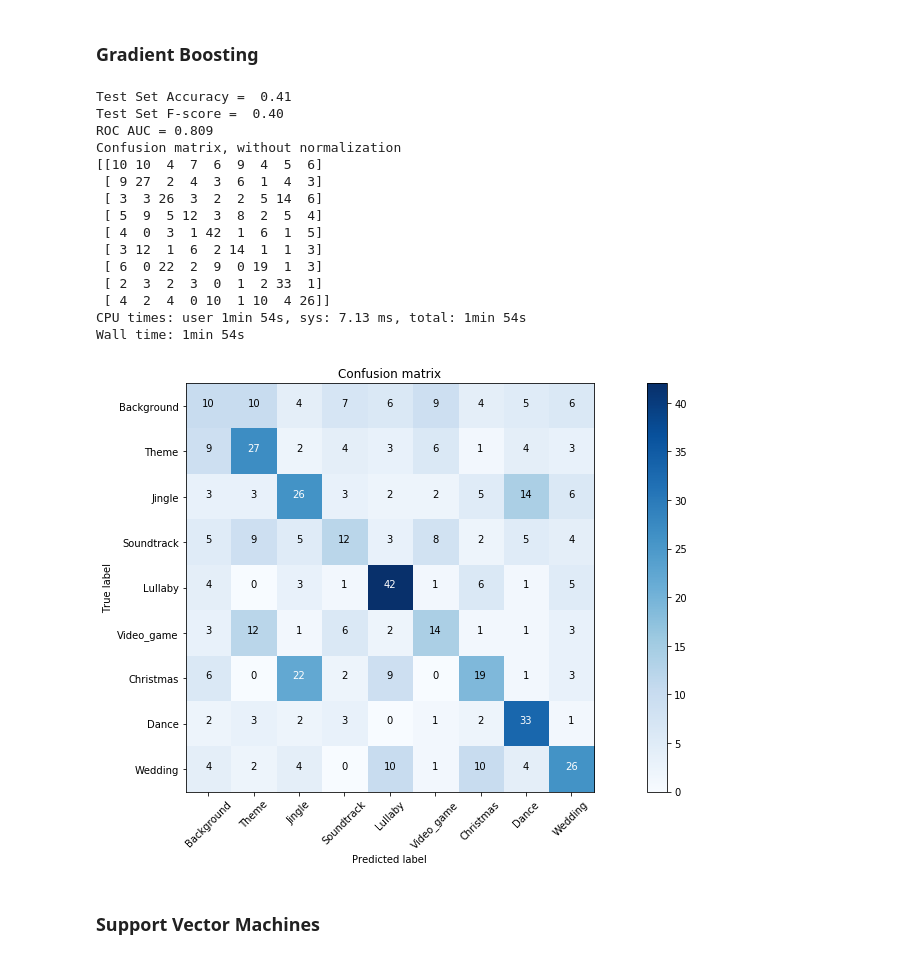
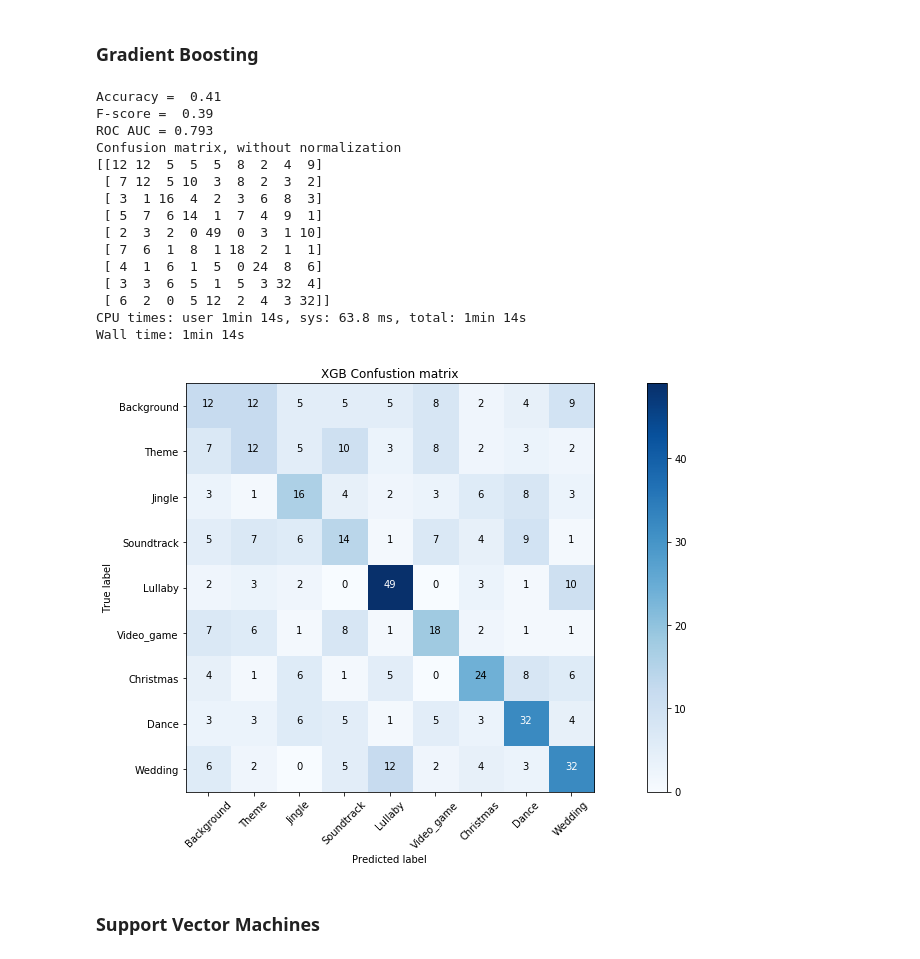
Before and after one commit to jonasgerne/audioset-role, a Jupyter notebook: 5_model_building.ipynb, the cells around one changed output. Saved outputs shown, nothing was run; the diff lists cells and outputs as text; code cells hidden in the pictures.

```diff
--- a/5_model_building.ipynb
+++ b/5_model_building.ipynb
@@ -24,5 +39,5 @@ from itertools import cycle
 # %%
-df = pd.read_csv('extracted_features/df_features.csv')
+df = pd.read_csv('extracted_features/df_features_pca.csv')
 print(df.shape)
 df.head()
 # %% [output]
@@ -74,4 +84,5 @@ x_train, x_test, y_train, y_test = train_test_split(df[df.columns[1:-1]],
 # %%
+experiment_path = 'pca/'
 def plot_confusion_matrix(cm, classes,
                           normalize=False,
                           title='Confusion matrix',
@@ -106,22 +117,24 @@ def plot_confusion_matrix(cm, classes,
     plt.ylabel('True label')
     plt.xlabel('Predicted label')
 
+    plt.savefig('plots/' + experiment_path + title.replace(" ", "_") +'.png', bbox_inches='tight')
+
 def one_hot_encoder(true_labels, num_records, num_classes):
     temp = np.array(true_labels[:num_records])
     true_labels = np.zeros((num_records, num_classes))
     true_labels[np.arange(num_records), temp] = 1
     return true_labels
 
-def display_results(y_test, pred_probs, cm = True):
+def display_results(y_test, pred_probs, cm = True, cm_title='Confustion matrix'):
     pred = np.argmax(pred_probs, axis=-1)
     one_hot_true = one_hot_encoder(y_test, len(pred), len(label_dict))
-    print('Test Set Accuracy =  {0:.2f}'.format(accuracy_score(y_test, pred)))
-    print('Test Set F-score =  {0:.2f}'.format(f1_score(y_test, pred, average='macro')))
+    print('Accuracy =  {0:.2f}'.format(accuracy_score(y_test, pred)))
+    print('F-score =  {0:.2f}'.format(f1_score(y_test, pred, average='macro')))
     print('ROC AUC = {0:.3f}'.format(roc_auc_score(y_true=one_hot_true, y_score=pred_probs, average='macro')))
     if cm:
         roles = ['Background', 'Theme', 'Jingle', 'Soundtrack', 'Lullaby', 'Video_game', 'Christmas',
         'Dance', 'Wedding']#, 'Birthday'] # for beatiful plotting
-        plot_confusion_matrix(confusion_matrix(y_test[:len(pred)], pred), classes=roles)
+        plot_confusion_matrix(confusion_matrix(y_test[:len(pred)], pred), classes=roles, title=cm_title)
 # %% [markdown]
 ### Logistic Regression
 LR is usually done for binary classification tasks. For this multi-class classification task, the LR is implemented as a one-vs-rest method. That is, 7 separate classifiers are trained. During test time, the class with the highest prob. from among the 7 classifiers is the predicted class.
@@ -165,13 +181,17 @@ Wall time: 634 ms
 rf_classifier = RandomForestClassifier(n_estimators=500, min_samples_split=5)
 rf_classifier.fit(x_train, y_train)
 
-# Predict
-pred_probs = rf_classifier.predict_proba(x_test)
-
-# Results
-display_results(y_test, pred_probs)
+# Predict (validation set)
+pred_probs = rf_classifier.predict_proba(x_val)
+display_results(y_val, pred_probs, cm_title='RF Confustion matrix')
 
 # Save
-with open('pred_probas/rf_classifier.pkl', 'wb') as f:
+with open('pred_probas/rf_classifier_val.pkl', 'wb') as f:
     pickle.dump(pred_probs, f)
+
+# Prediction for test set
+pred_probs_RF = rf_classifier.predict_proba(x_test)
+# Save
+with open('pred_probas/rf_classifier_test.pkl', 'wb') as f:
+    pickle.dump(pred_probs_RF, f)
 # %% [output]
@@ -196,36 +216,40 @@ Wall time: 11.3 s
 # %%
 %%time
 # Train
 xgb_classifier = xgb.XGBClassifier(max_depth=5, learning_rate=0.1, objective='multi:softprob',
                                    n_estimators=500, sub_sample = 0.8, num_class = len(label_dict))
 xgb_classifier.fit(x_train, y_train)
 
-# Predict
-pred_probs = xgb_classifier.predict_proba(x_test)
-
-# Results
-display_results(y_test, pred_probs)
+# Prediction and result (validation set)
+pred_probs = xgb_classifier.predict_proba(x_val)
+display_results(y_val, pred_probs, cm_title='XGB Confustion matrix')
 
 # Save
-with open('pred_probas/xgb_classifier.pkl', 'wb') as f:
+with open('pred_probas/xgb_classifier_val.pkl', 'wb') as f:
     pickle.dump(pred_probs, f)
+
+# Prediction for test set
+pred_probs_XGB = xgb_classifier.predict_proba(x_test)
+# Save
+with open('pred_probas/xgb_classifier_test.pkl', 'wb') as f:
+    pickle.dump(pred_probs_XGB, f)
 # %% [output]
-Test Set Accuracy =  0.41
-Test Set F-score =  0.40
-ROC AUC = 0.809
+Accuracy =  0.41
+F-score =  0.39
+ROC AUC = 0.793
 Confusion matrix, without normalization
-[[10 10  4  7  6  9  4  5  6]
- [ 9 27  2  4  3  6  1  4  3]
- [ 3  3 26  3  2  2  5 14  6]
- [ 5  9  5 12  3  8  2  5  4]
- [ 4  0  3  1 42  1  6  1  5]
- [ 3 12  1  6  2 14  1  1  3]
- [ 6  0 22  2  9  0 19  1  3]
- [ 2  3  2  3  0  1  2 33  1]
- [ 4  2  4  0 10  1 10  4 26]]
-CPU times: user 1min 54s, sys: 7.13 ms, total: 1min 54s
-Wall time: 1min 54s
+[[12 12  5  5  5  8  2  4  9]
+ [ 7 12  5 10  3  8  2  3  2]
+ [ 3  1 16  4  2  3  6  8  3]
+ [ 5  7  6 14  1  7  4  9  1]
+ [ 2  3  2  0 49  0  3  1 10]
+ [ 7  6  1  8  1 18  2  1  1]
+ [ 4  1  6  1  5  0 24  8  6]
+ [ 3  3  6  5  1  5  3 32  4]
+ [ 6  2  0  5 12  2  4  3 32]]
+CPU times: user 1min 14s, sys: 63.8 ms, total: 1min 14s
+Wall time: 1min 14s
-[figure, old version]
+[figure, new version]
 # %% [markdown]
 ### Support Vector Machines
 # %%
```
Also changed, not shown: parts of 10 cells of this notebook, 30 other files.
